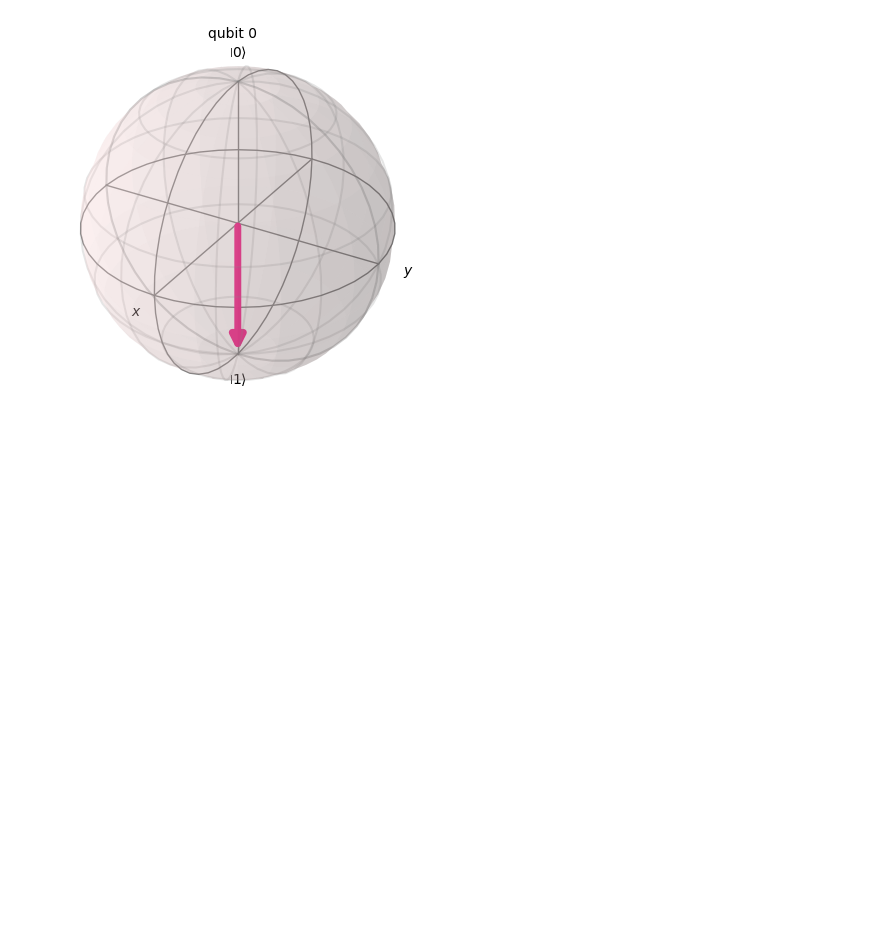
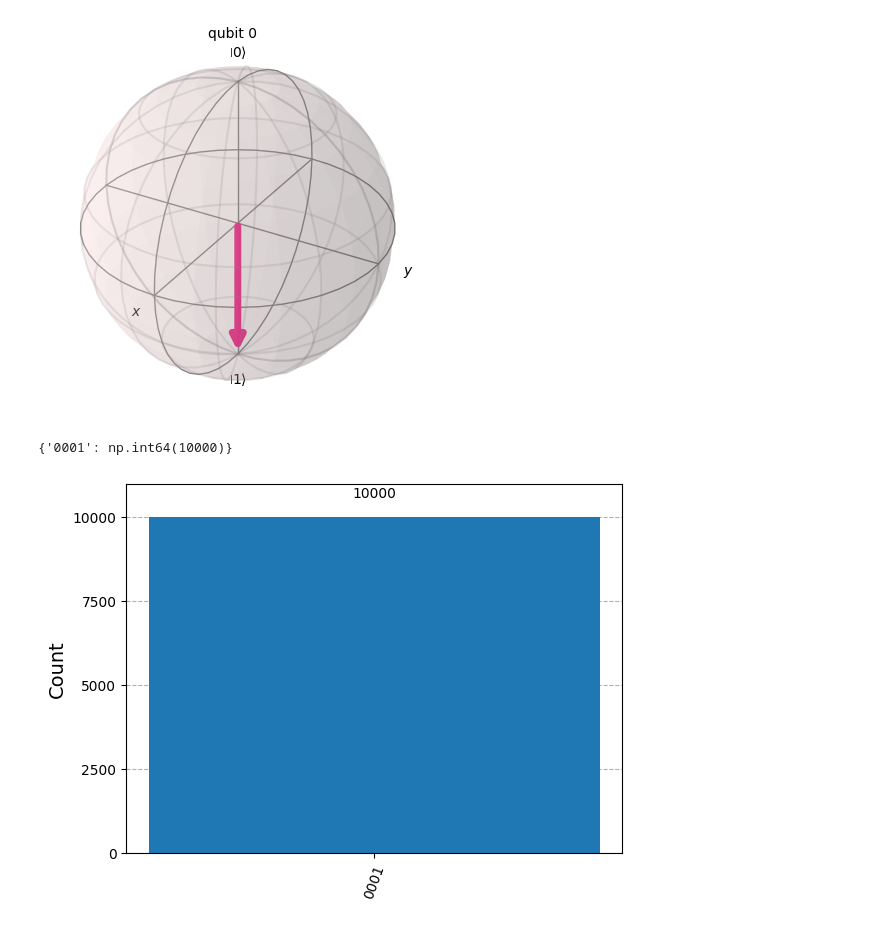
Before and after one commit to galaxykkim/jupiter-example-quantum, a Jupyter notebook: example_xgate.ipynb, the cells around one changed output. Saved outputs shown, nothing was run; the diff lists cells and outputs as text; code cells hidden in the pictures; blank space fills up the shorter version.

Commit message:
ionq simulator 로 양자회로 실행하는 코드 추가

```diff
--- a/example_xgate.ipynb
+++ b/example_xgate.ipynb
@@ -5,8 +5,9 @@ from qiskit.visualization import plot_bloch_multivector
 import matplotlib.pyplot as plt
 
 # 회로 생성 및 상태 벡터 추출
-qc = QuantumCircuit(1)
+qc = QuantumCircuit(1, 1)
 
+# 초기화된 큐비트 시각화
 state1 = Statevector(qc)
 plot_bloch_multivector(state1)
 # %% [output]
@@ -18,3 +21,28 @@ state2 = Statevector(qc)
 plot_bloch_multivector(state2)
 # %% [output]
 [figure]
+# %%
+import os
+from qiskit_ionq import IonQProvider
+
+# IONQ 시뮬레이터 설정
+api_key = os.getenv("IONQ_API_KEY")
+provider = IonQProvider(api_key)
+simulator = provider.get_backend("ionq_simulator")
+
+#측정
+qc.measure([0, 1], [0, 1])
+
+# 양자회로 실행 (10,000번)
+job = simulator.run(qc, shots=10000)
+
+counts = job.get_counts()
+print(counts)
+# %% [output]
+{'0001': np.int64(10000)}
+# %%
+from qiskit.visualization import plot_histogram
+
+plot_histogram(counts)
+# %% [output]
+[figure, added]
```
Also changed, not shown: parts of 1 cell of this notebook.
